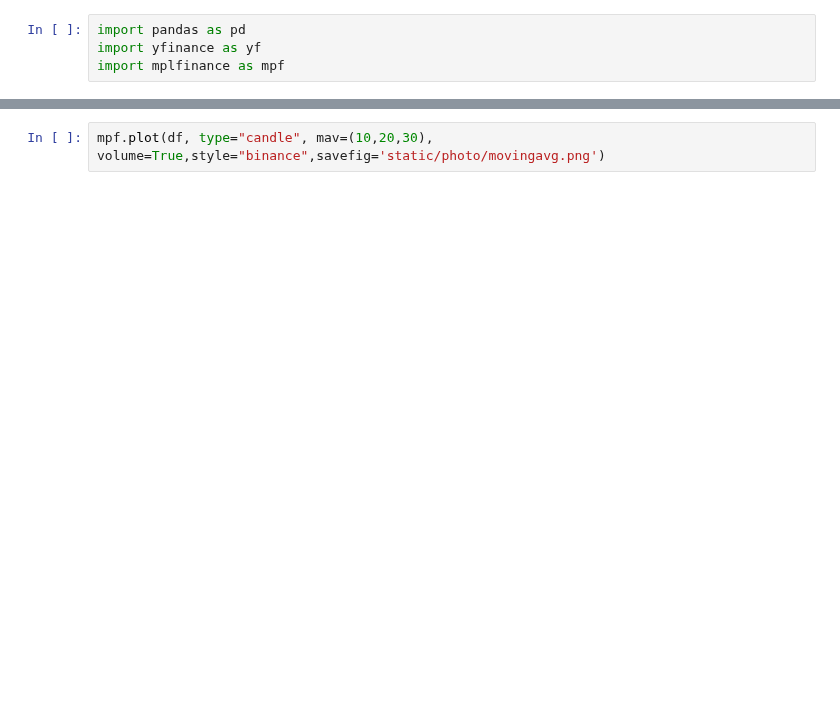
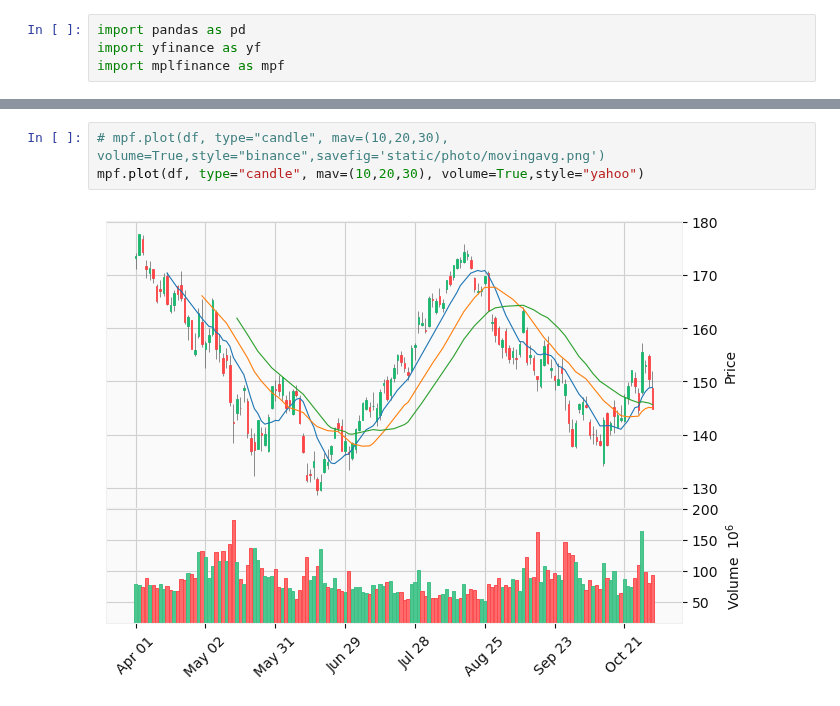
Before and after one commit to avana-quant-group/stockPrediction, a Jupyter notebook: SMA.ipynb, the cells around one changed output, grey strips where cells are left out. Saved outputs shown, nothing was run; the diff lists cells and outputs as text; blank space fills up the shorter version.

```diff
--- a/SMA.ipynb
+++ b/SMA.ipynb
@@ -29,2 +103,5 @@ mpf.plot(df["2022-09-01":], type="candle",style="binance",savefig='static/photo/
 # %%
-mpf.plot(df, type="candle", mav=(10,20,30), volume=True,style="binance",savefig='static/photo/movingavg.png')
+# mpf.plot(df, type="candle", mav=(10,20,30), volume=True,style="binance",savefig='static/photo/movingavg.png')
+mpf.plot(df, type="candle", mav=(10,20,30), volume=True,style="yahoo")
+# %% [output]
+[figure, added]
```
Also changed, not shown: parts of 10 cells of this notebook, 27 other files.
